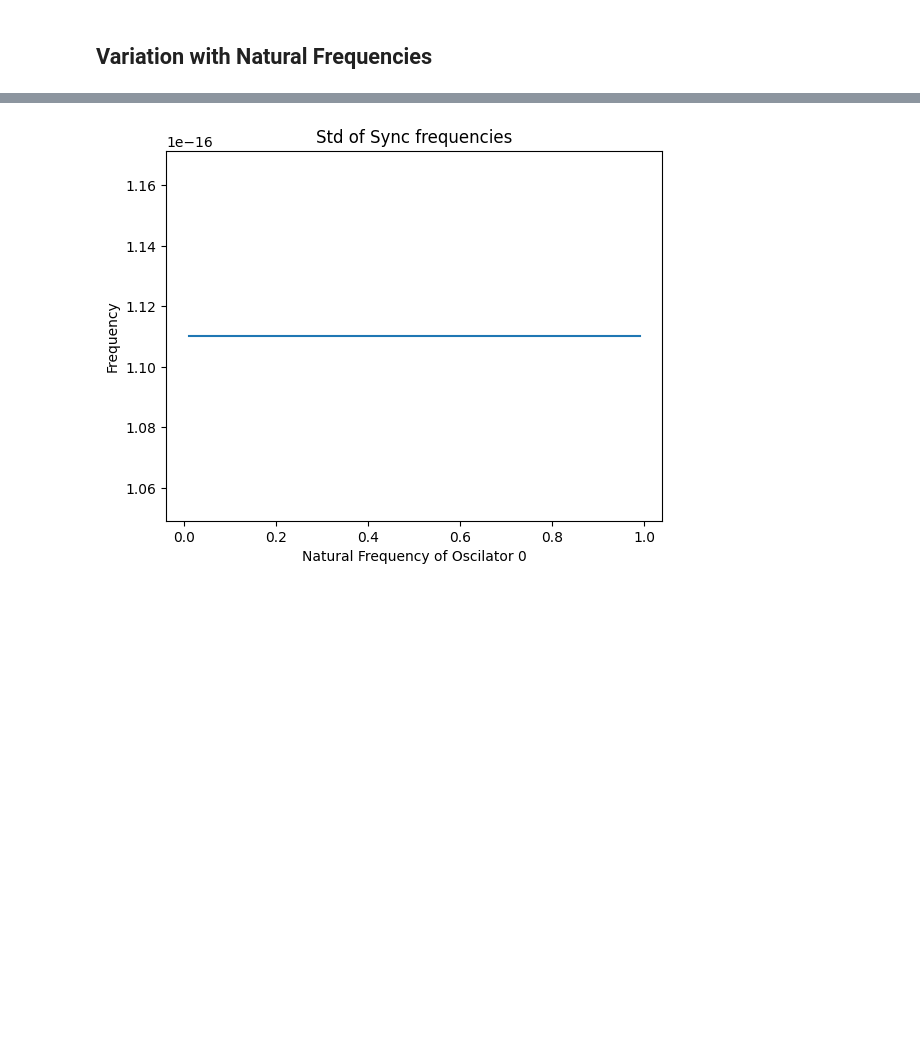
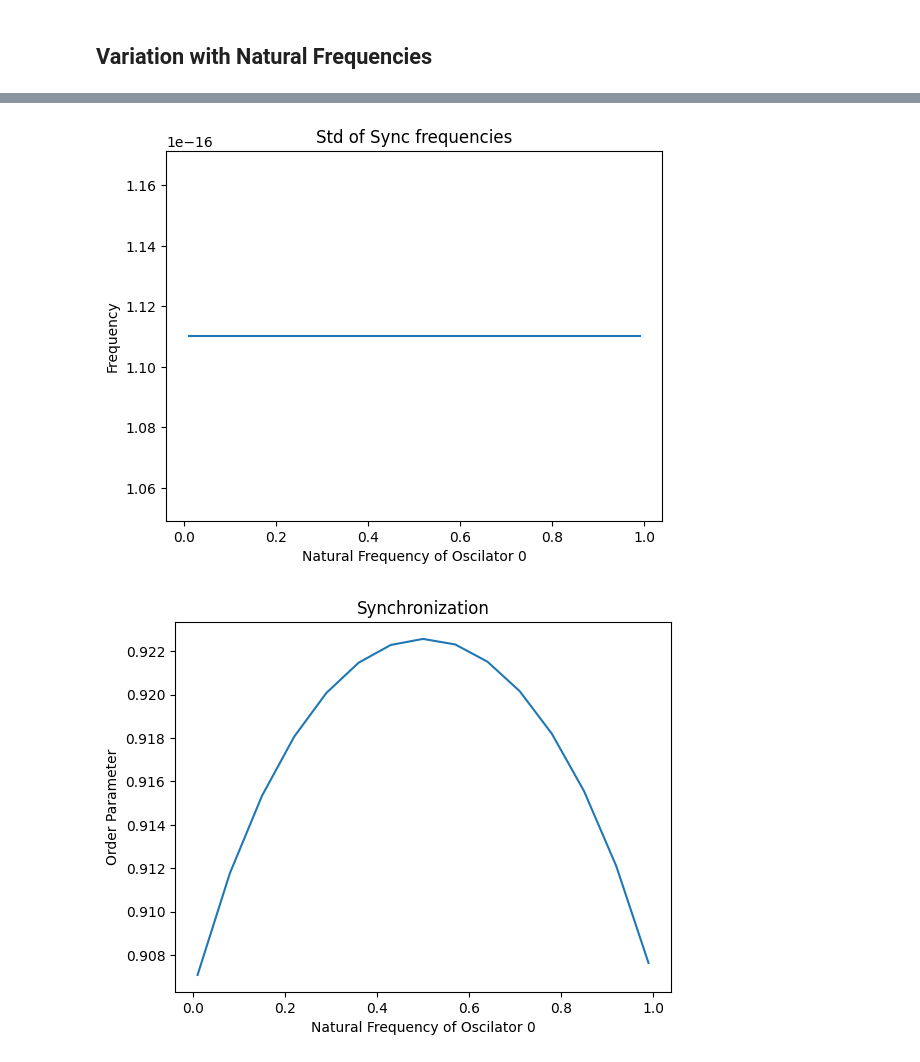
Before and after one commit to guilhermebaos/Utrecht-Summer-School-2024, a Jupyter notebook: Complex-Systems/02-Project-2/01-Equilibrium-Frequency-Part2.ipynb, the cells around one changed output, grey strips where cells are left out. Drawn from its saved outputs; the diff is of its cells as text; code cells hidden in the pictures; blank space fills up the shorter version.

```diff
--- a/Complex-Systems/02-Project-2/01-Equilibrium-Frequency-Part2.ipynb
+++ b/Complex-Systems/02-Project-2/01-Equilibrium-Frequency-Part2.ipynb
@@ -358,6 +406,8 @@ sampleTime = (timesteps - start) / timesteps * sim_set.T
 omegaTest = np.linspace(0.01, 0.99, tests)
 omegaMean = []
 
+finalOrder = []
+
 finalOmega = []
 finalOmegaStd = []
 finalOmegaMin = []
@@ -365,6 +415,8 @@ finalOmegaMax = []
 for testIndex in range(tests):
     omega[0] = omegaTest[testIndex]
     omegaMean += [np.mean(omega)]
+
+    order = []
 
     finalOmega += [[]]
     finalOmegaStd += [[]]
@@ -379,33 +431,44 @@ for testIndex in range(tests):
             oscilators += [omegas[list(mags).index(np.max(mags))]]
 
         finalOmega[-1] += [np.mean(oscilators)]
         finalOmegaStd[-1] += [np.std(oscilators)]
+
+        order += [np.mean(orderPar[len(orderPar) // 2:])]
+
+    finalOrder += [np.mean(order)]
 
     finalOmegaMin += [min(finalOmega[-1])]
     finalOmegaMax += [max(finalOmega[-1])]
     finalOmega[-1] = np.mean(finalOmega[-1])
     finalOmegaStd[-1] = np.mean(finalOmegaStd[-1])
 
     finalOmegaMin[-1] = abs(finalOmega[-1] - finalOmegaMin[-1])
     finalOmegaMax[-1] = abs(finalOmegaMax[-1] - finalOmega[-1])
 
 
 plt.plot(omegaTest, omegaMean, label="Mean of Omegas", c='#1f77b4')
 plt.errorbar(omegaTest, finalOmega, yerr=[finalOmegaMin, finalOmegaMax], label="Sync Frequency", c='#ff7f0e')
 plt.legend()
 plt.title(f"Sychronization Frequency for K = {par.K}")
 plt.ylabel("Frequency")
 plt.xlabel("Natural Frequency of Oscilator 0")
 plt.show()
 
 plt.plot(omegaTest, finalOmegaStd)
 plt.title("Std of Sync frequencies")
 plt.ylabel("Frequency")
 plt.xlabel("Natural Frequency of Oscilator 0")
 plt.show()
+
+plt.plot(omegaTest, finalOrder)
+plt.title("Synchronization")
+plt.ylabel("Order Parameter")
+plt.xlabel("Natural Frequency of Oscilator 0")
+plt.show()
 # %% [output]
 [figure]
 [figure]
+[figure, added]
 # %%
 sim_set.plotEvolution = False
 tests = 15
```
Also changed, not shown: parts of 9 cells of this notebook.
